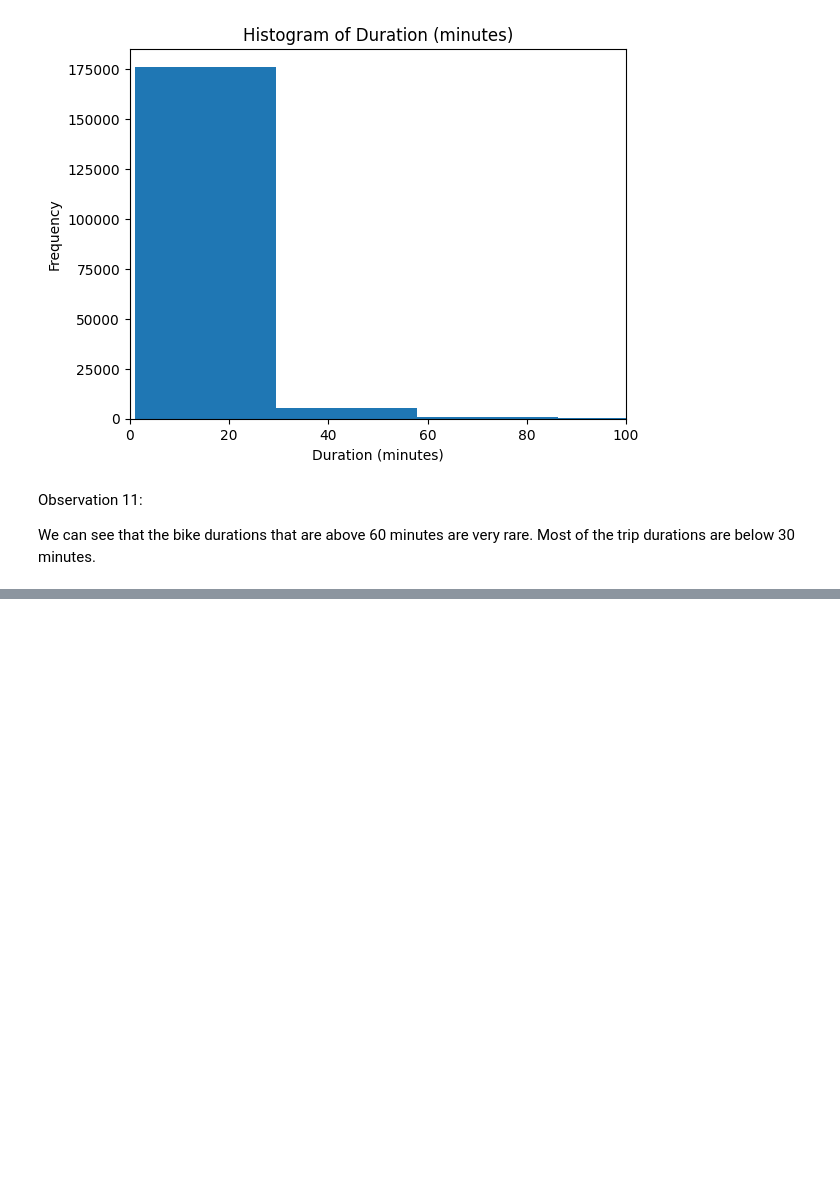
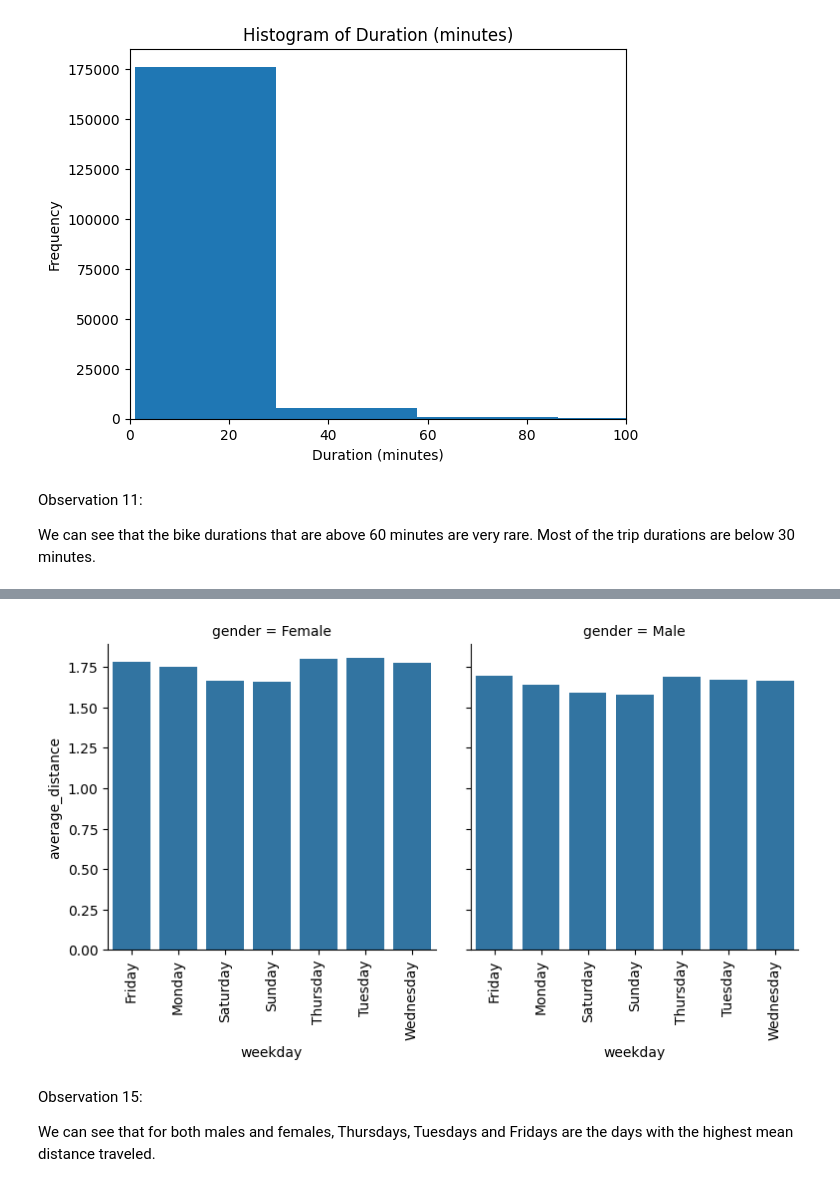
Before and after one commit to Emekadavid/fordgobike, a Jupyter notebook: fordgobike_part_1.ipynb, the cells around one changed output, grey strips where cells are left out. Saved outputs shown, nothing was run; the diff lists cells and outputs as text; code cells hidden in the pictures; blank space fills up the shorter version.

```diff
--- a/fordgobike_part_1.ipynb
+++ b/fordgobike_part_1.ipynb
@@ -559,0 +715,12 @@ We can see that the bike durations that are above 60 minutes are very rare. Most
+# %%
+# collect only the columns of interest
+ford2 = ford[["member_gender", "weekday_start", "trip_distance"]]
+# remove the uncategorized genders i.e other
+ford2 = ford2[ford2["member_gender"].isin(["Male", "Female"])]
+# group the dataframe by gender and then by weekday
+ford2_group = ford2.groupby(["member_gender", "weekday_start"])["trip_distance"].mean()
+# convert to a dataframe because it is now a series
+ford2_group = ford2_group.to_frame()
+# make the high level indices a colum
+ford2_group.reset_index(inplace=True)
+ford2_group
@@ -559,0 +743,3 @@ We can see that the bike durations that are above 60 minutes are very rare. Most
+# %%
+# rename the columns
+ford2_group.rename(columns={"member_gender":"gender", "weekday_start": "weekday", "trip_distance":"average_distance"}, inplace=True)
@@ -559,0 +762,12 @@ We can see that the bike durations that are above 60 minutes are very rare. Most
+# %%
+# plot the relationship in a facet
+g = sns.FacetGrid(data=ford2_group, col='gender', height=4, aspect=1)
+g.map(sns.barplot, "weekday", "average_distance")
+for axes in g.axes.flat:
+    _ = axes.set_xticklabels(axes.get_xticklabels(), rotation=90)
+# %% [output]
+[figure, added]
+# %% [markdown]
+Observation 15:
+
+We can see that for both males and females, Thursdays, Tuesdays and Fridays are the days with the highest mean distance traveled.
```
Also changed, not shown: parts of 29 cells of this notebook, 1 other file.
